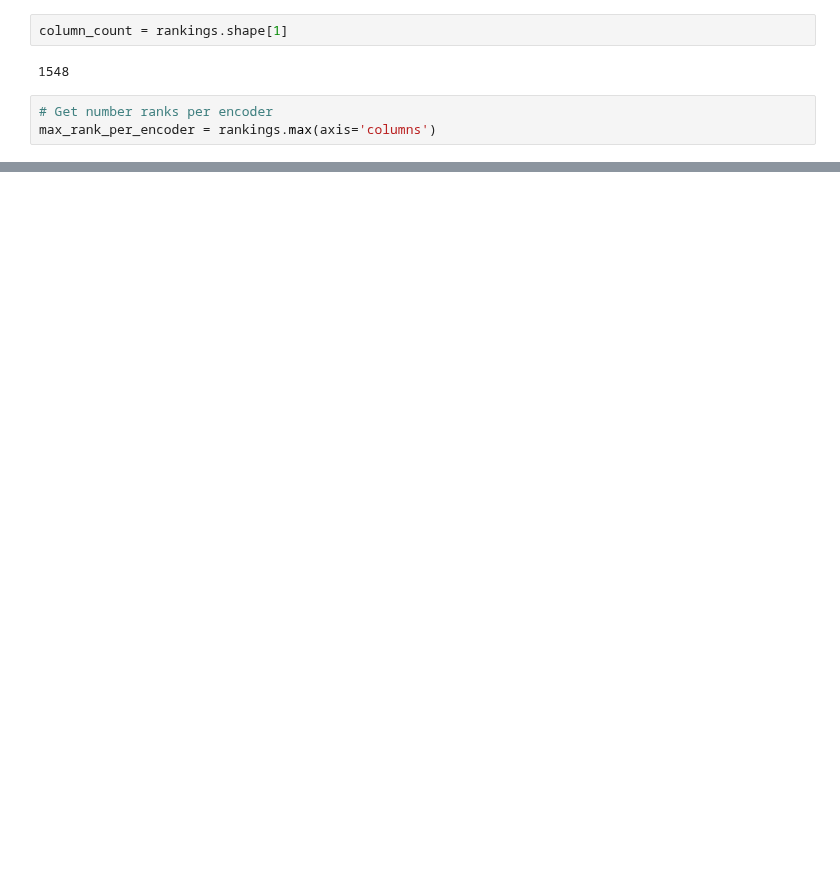
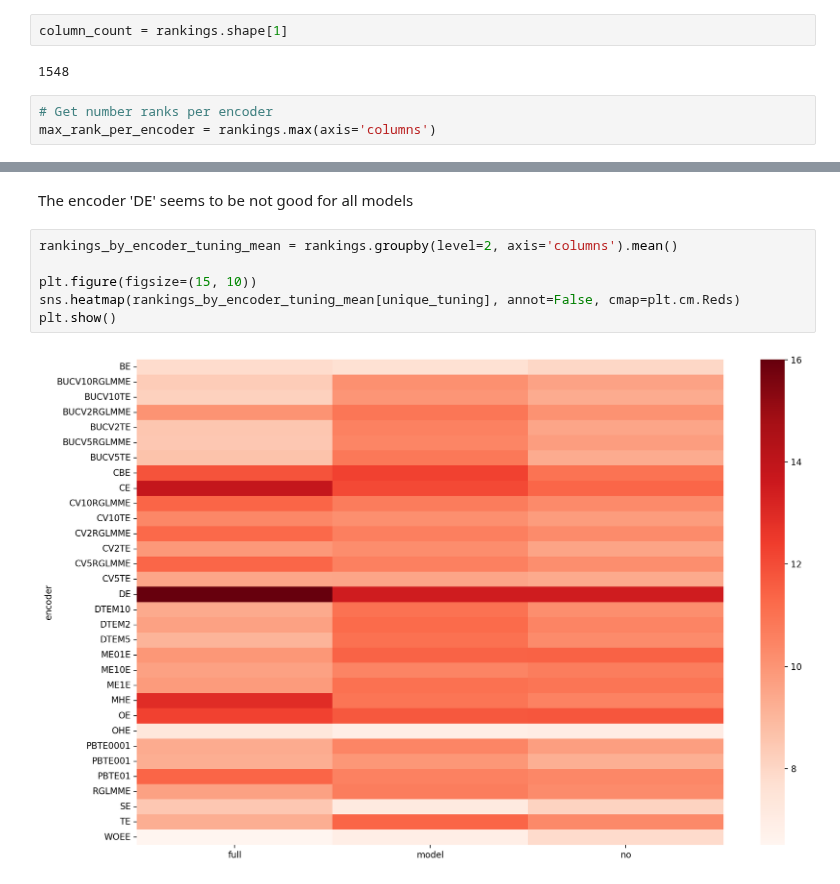
Before and after one commit to nina-prog/meta-learning-for-encoder-selection, a Jupyter notebook: notebooks/week08/week08-EDA.ipynb, the cells around one changed output, grey strips where cells are left out. Cells and saved outputs as stored; diff of their text form; blank space fills up the shorter version.

```diff
--- a/notebooks/week08/week08-EDA.ipynb
+++ b/notebooks/week08/week08-EDA.ipynb
@@ -464,0 +572,10 @@ total_stats[['mean', 'median']].head(32)
+# %% [markdown]
+The encoder 'DE' seems to be not good for all models
+# %%
+rankings_by_encoder_tuning_mean = rankings.groupby(level=2, axis='columns').mean()
+
+plt.figure(figsize=(15, 10))
+sns.heatmap(rankings_by_encoder_tuning_mean[unique_tuning], annot=False, cmap=plt.cm.Reds)
+plt.show()
+# %% [output]
+[figure, added]
```
Also changed, not shown: parts of 20 cells of this notebook.
